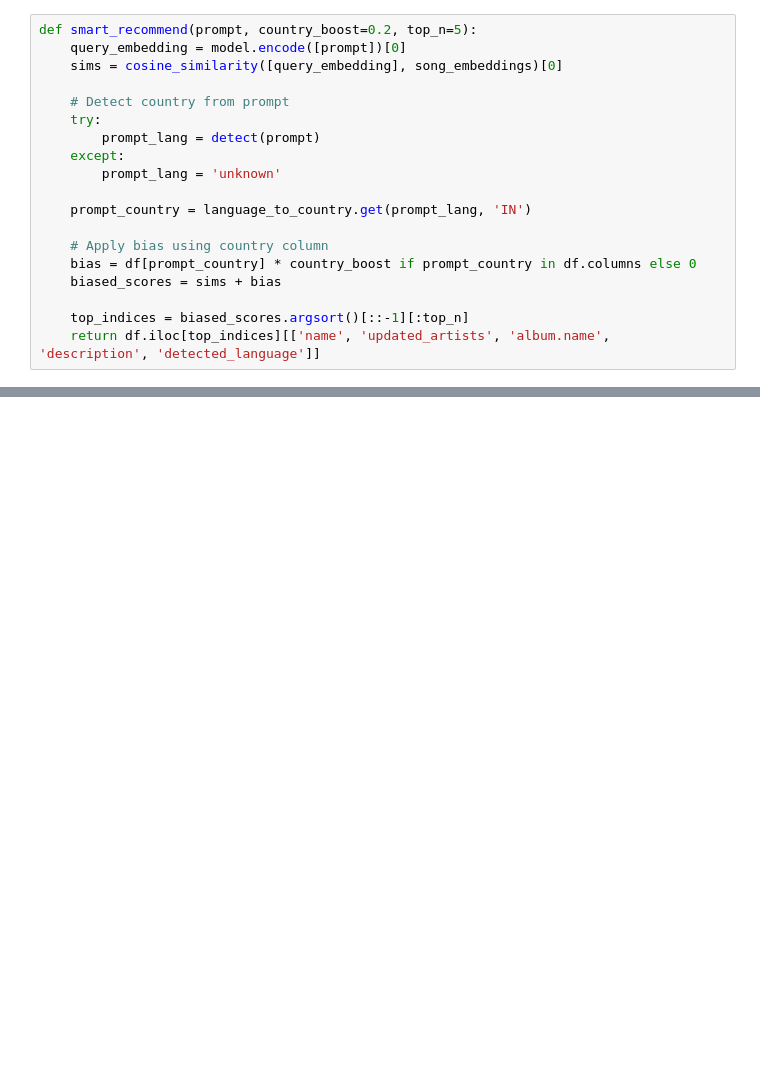
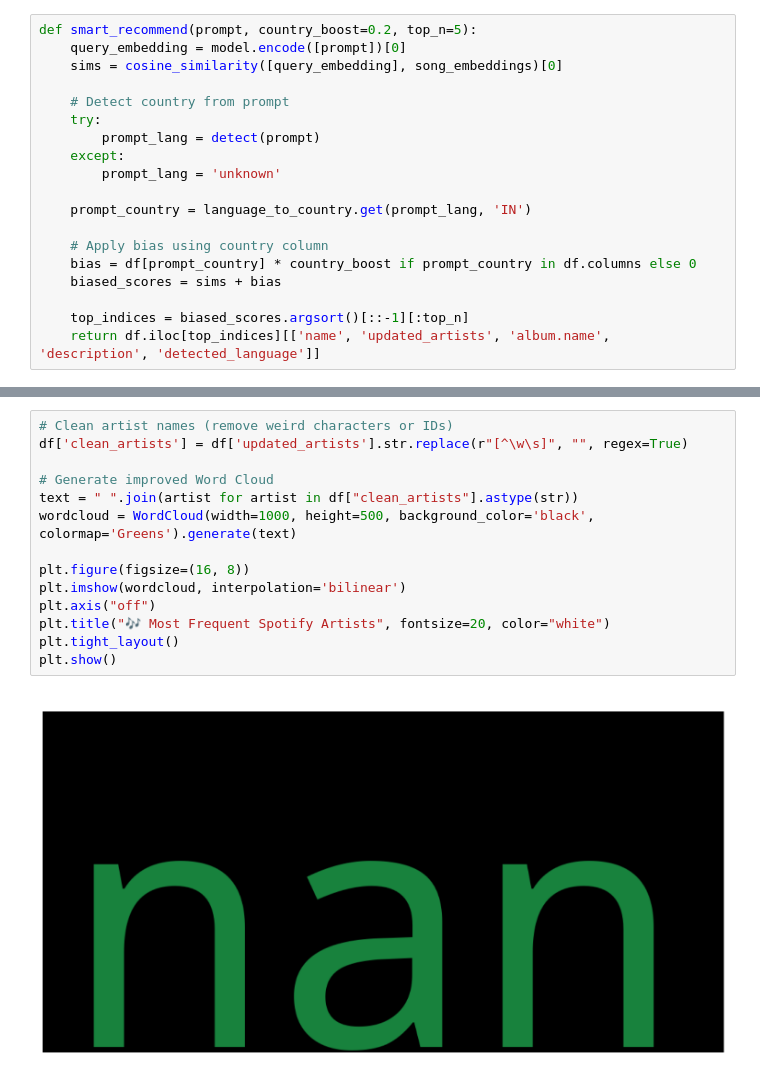
Before and after one commit to PRASADHAJARgw/Spotify_song_recomender, a Jupyter notebook: Spotify_Nlp1.ipynb, the cells around one changed output, grey strips where cells are left out. Drawn from its saved outputs; the diff is of its cells as text; blank space fills up the shorter version.

```diff
--- a/Spotify_Nlp1.ipynb
+++ b/Spotify_Nlp1.ipynb
@@ -308,0 +577,16 @@ smart_recommend("Punjabi party track")
+# %%
+# Clean artist names (remove weird characters or IDs)
+df['clean_artists'] = df['updated_artists'].str.replace(r"[^\w\s]", "", regex=True)
+
+# Generate improved Word Cloud
+text = " ".join(artist for artist in df["clean_artists"].astype(str))
+wordcloud = WordCloud(width=1000, height=500, background_color='black', colormap='Greens').generate(text)
+
+plt.figure(figsize=(16, 8))
+plt.imshow(wordcloud, interpolation='bilinear')
+plt.axis("off")
+plt.title("🎶 Most Frequent Spotify Artists", fontsize=20, color="white")
+plt.tight_layout()
+plt.show()
+# %% [output]
+[figure, added]
```
Also changed, not shown: parts of 28 cells of this notebook.
